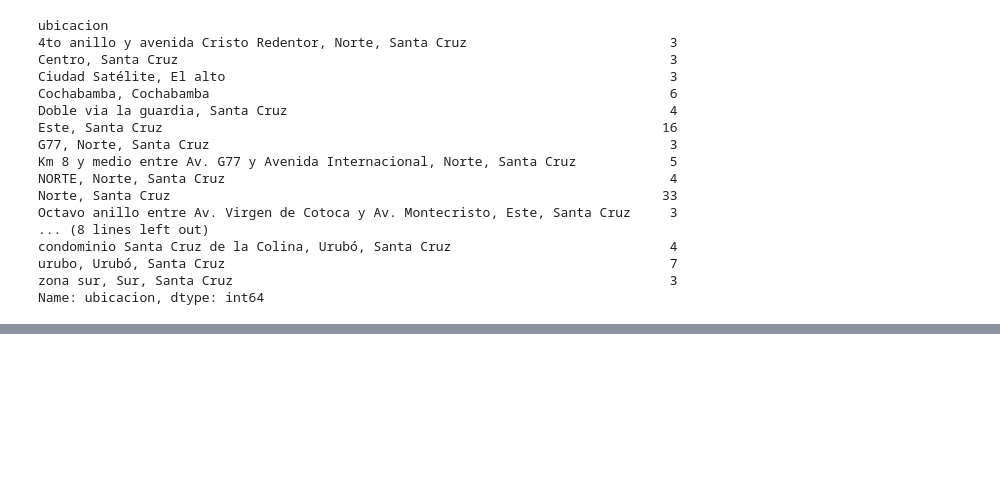
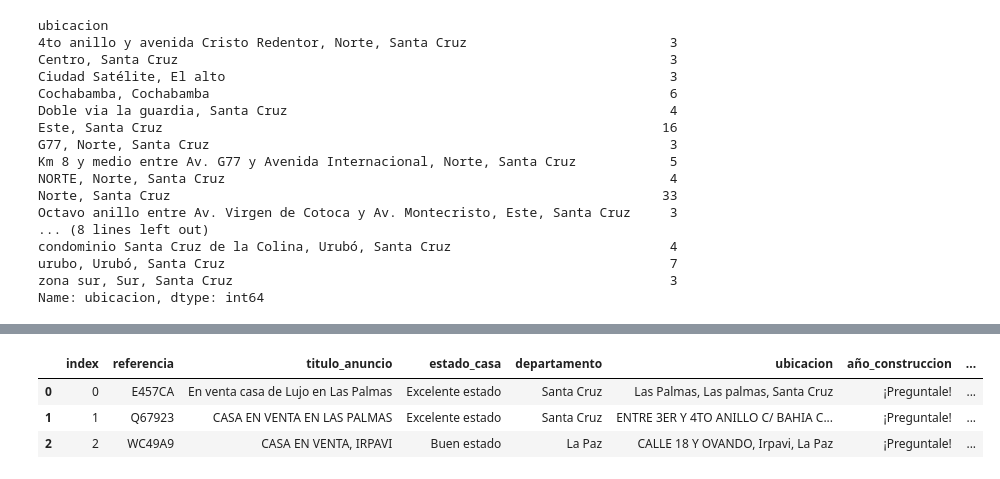
Before and after one commit to M-Kevin-Rivas/PrediccionPreciosCasas, a Jupyter notebook: NoteBook_ELP.ipynb, the cells around one changed output, grey strips where cells are left out. Saved outputs shown, nothing was run; the diff lists cells and outputs as text; code cells hidden in the pictures; blank space fills up the shorter version.

```diff
--- a/NoteBook_ELP.ipynb
+++ b/NoteBook_ELP.ipynb
@@ -139,0 +181,15 @@ Name: ubicacion, dtype: int64
+# %%
+#Separamos de la columna ubicacion la ultima parte donde se encuentra el departamento
+#lo agregamos como una nueva columna
+df2 = df1.copy()
+departamentos =[]
+cadenas= df2['ubicacion'].str.split(",")
+for i in range((len(cadenas))):
+    departamentos.append(cadenas[i][-1])
+df2.insert(4, "departamento",value=departamentos , allow_duplicates=False)
+df2.head(3)
+# %% [output]
+|  | index | referencia | titulo_anuncio | estado_casa | departamento | ubicacion | año_construccion | ... |
+| 0 | 0 | E457CA | En venta casa de Lujo en Las Palmas | Excelente estado | Santa Cruz | Las Palmas, Las palmas, Santa Cruz | ¡Preguntale! | ... |
+| 1 | 1 | Q67923 | CASA EN VENTA EN LAS PALMAS | Excelente estado | Santa Cruz | ENTRE 3ER Y 4TO ANILLO C/ BAHIA C... | ¡Preguntale! | ... |
+| 2 | 2 | WC49A9 | CASA EN VENTA, IRPAVI | Buen estado | La Paz | CALLE 18 Y OVANDO, Irpavi, La Paz | ¡Preguntale! | ... |
```
Also changed, not shown: parts of 24 cells of this notebook.
